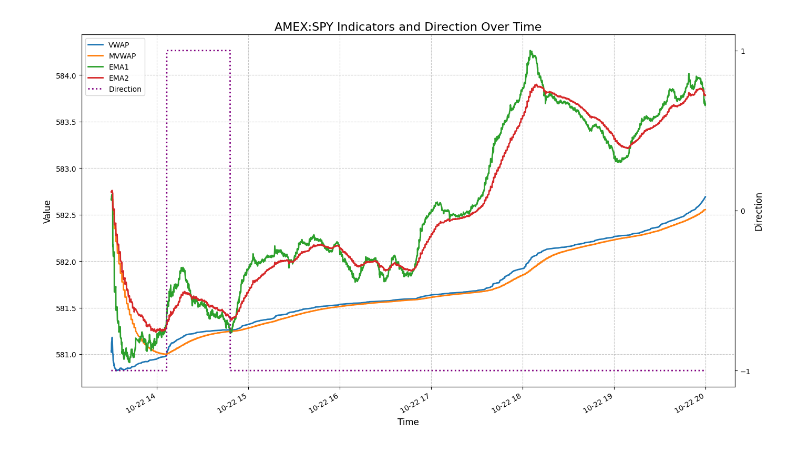
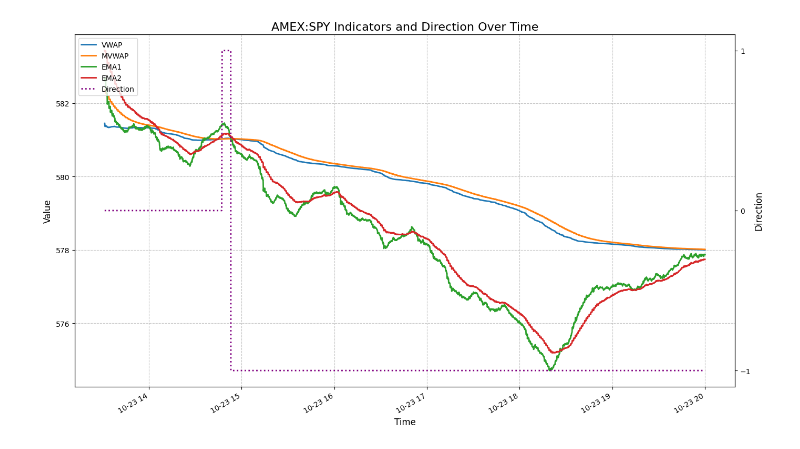
Before and after one commit to brandonros/tradingview, a Jupyter notebook: notebooks/indicator.ipynb, the cells around one changed output. Drawn from its saved outputs; the diff is of its cells as text; code cells hidden in the pictures.

```diff
--- a/notebooks/indicator.ipynb
+++ b/notebooks/indicator.ipynb
@@ -7,7 +7,7 @@ from datetime import datetime
 columns = ['now', 'candle_timestamp', 'mvwap', 'vwap', 'long_entry', 'short_entry', 'ema1', 'ema2']
 
 # Load the CSV file
-df = pd.read_csv('../output/2024-10-22-AMEX:SPY-regular-1-indicator.csv', header=None, names=columns)
+df = pd.read_csv('../output/2024-10-23-AMEX:SPY-regular-1-indicator.csv', header=None, names=columns)
 
 # Convert 'now' column to datetime
 df['now'] = pd.to_datetime(df['now'], unit='s')
@@ -38,31 +38,31 @@ ax1.set_xlabel('Time', fontsize=12)
 ax1.set_ylabel('Value', fontsize=12)
 ax1.tick_params(axis='y')
 
 # Create a secondary y-axis
 ax2 = ax1.twinx()
 
 # Plot entry signals on the secondary axis
 ax2.plot(df['now'], df['direction'], label='Direction', color='purple', linestyle=':', linewidth=2)
 
 ax2.set_ylabel('Direction', fontsize=12)
 ax2.tick_params(axis='y')
 ax2.set_ylim(-1.1, 1.1)  # Set y-axis limits for entry data
 ax2.set_yticks([-1, 0, 1])  # Set specific ticks for clarity
 
 # Combine legends
 lines1, labels1 = ax1.get_legend_handles_labels()
 lines2, labels2 = ax2.get_legend_handles_labels()
 ax1.legend(lines1 + lines2, labels1 + labels2, loc='upper left', fontsize=10)
 
 plt.title('AMEX:SPY Indicators and Direction Over Time', fontsize=16)
 
 # Improve x-axis readability
 plt.gcf().autofmt_xdate()  # Rotation and alignment of tick labels
 
 # Add grid for better readability
 ax1.grid(True, linestyle='--', alpha=0.7)
 
 plt.tight_layout()
 plt.show()
 # %% [output]
-[figure, old version]
+[figure, new version]
```
Also changed, not shown: 3 other files.
